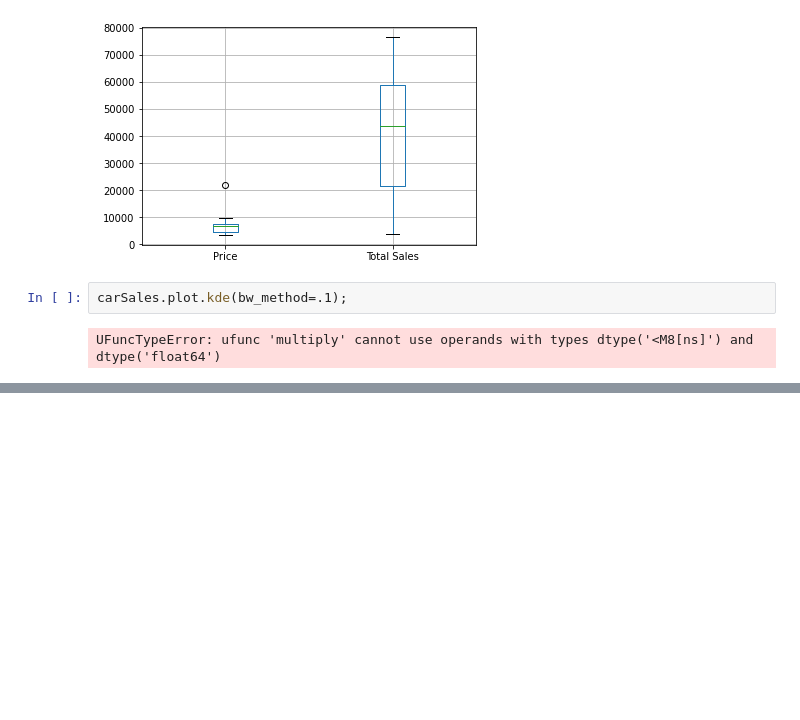
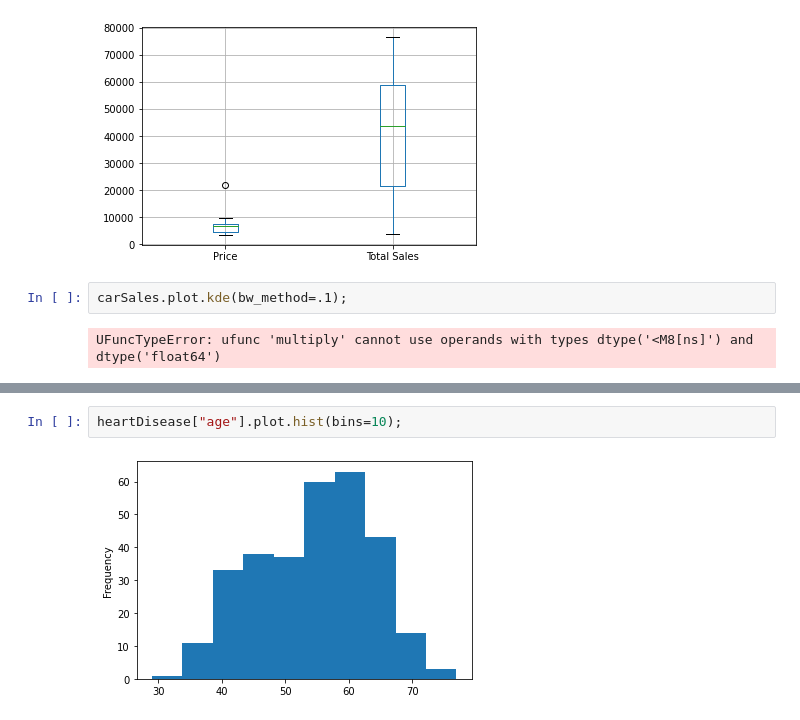
Before and after one commit to akshatz/dataScienceTutorial, a Jupyter notebook: introductionToMatplotlib.ipynb, the cells around one changed output, grey strips where cells are left out. Drawn from its saved outputs; the diff is of its cells as text; blank space fills up the shorter version.

```diff
--- a/introductionToMatplotlib.ipynb
+++ b/introductionToMatplotlib.ipynb
@@ -354,0 +389,4 @@ UFuncTypeError: ufunc 'multiply' cannot use operands with types dtype('<M8[ns]')
+# %%
+heartDisease["age"].plot.hist(bins=10);
+# %% [output]
+[figure, added]
```
Also changed, not shown: parts of 21 cells of this notebook.
